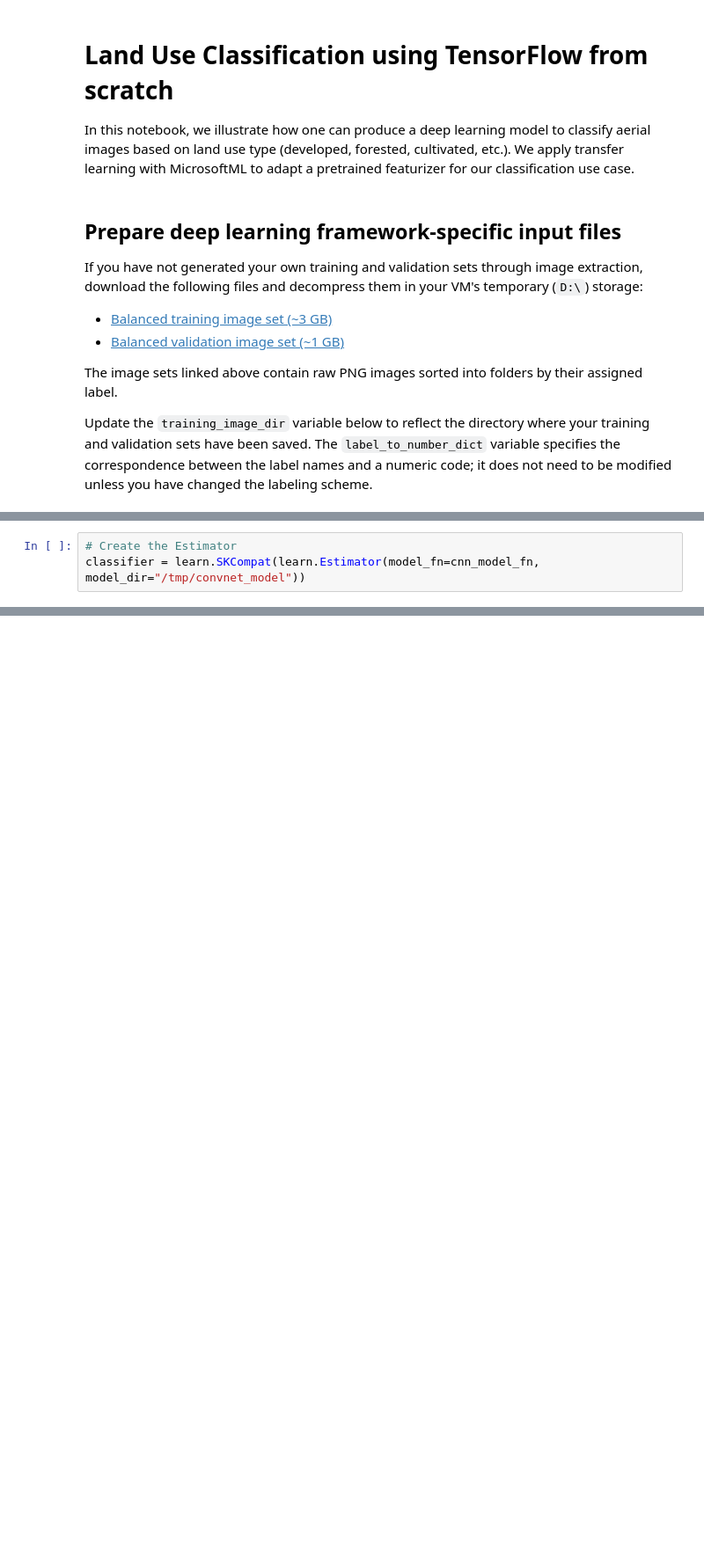
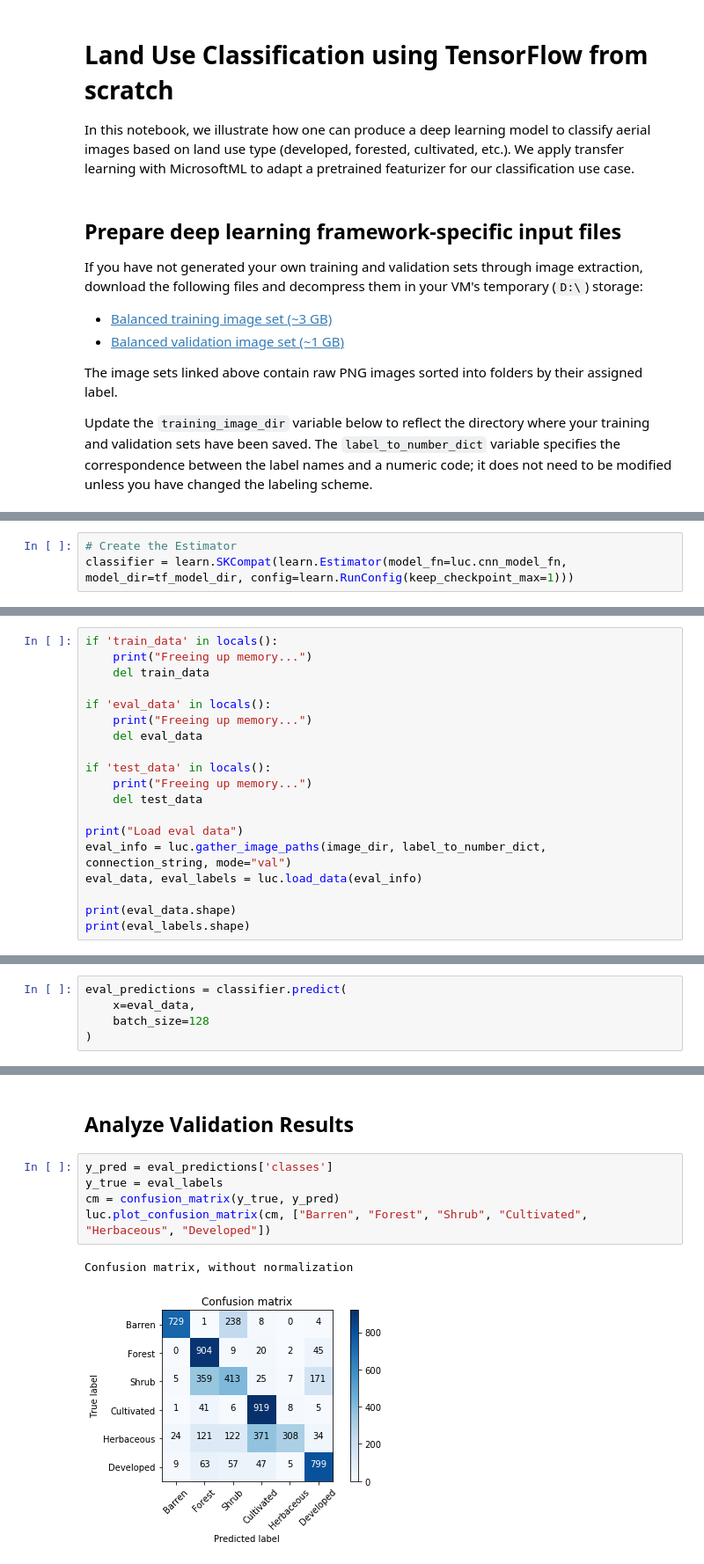
Before and after one commit to tyler-romero/LandUseClassification, a Jupyter notebook: tensorflow_from_scratch.ipynb, the cells around one changed output, grey strips where cells are left out. Shown: that part at 88% size. Drawn from its saved outputs; the diff is of its cells as text; blank space fills up the shorter version.

```diff
--- a/tensorflow_from_scratch.ipynb
+++ b/tensorflow_from_scratch.ipynb
@@ -170,4 +77,4 @@ Load eval data
 # %%
 # Create the Estimator
-classifier = learn.SKCompat(learn.Estimator(model_fn=cnn_model_fn, model_dir="/tmp/convnet_model"))
+classifier = learn.SKCompat(learn.Estimator(model_fn=luc.cnn_model_fn, model_dir=tf_model_dir, config=learn.RunConfig(keep_checkpoint_max=1)))
 # %% [output]
@@ -210,0 +121,19 @@ metrics = {
+# %%
+if 'train_data' in locals():
+    print("Freeing up memory...")
+    del train_data
+
+if 'eval_data' in locals():
+    print("Freeing up memory...")
+    del eval_data
+
+if 'test_data' in locals():
+    print("Freeing up memory...")
+    del test_data
+
+print("Load eval data")
+eval_info = luc.gather_image_paths(image_dir, label_to_number_dict, connection_string, mode="val")
+eval_data, eval_labels = luc.load_data(eval_info)
+
+print(eval_data.shape)
+print(eval_labels.shape)
@@ -210,0 +151,5 @@ metrics = {
+# %%
+eval_predictions = classifier.predict(
+    x=eval_data,
+    batch_size=128
+)
@@ -210,0 +173,10 @@ metrics = {
+# %% [markdown]
+## Analyze Validation Results
+# %%
+y_pred = eval_predictions['classes']
+y_true = eval_labels
+cm = confusion_matrix(y_true, y_pred)
+luc.plot_confusion_matrix(cm, ["Barren", "Forest", "Shrub", "Cultivated", "Herbaceous", "Developed"])
+# %% [output]
+Confusion matrix, without normalization
+[figure, added]
```
Also changed, not shown: parts of 23 cells of this notebook, 22 other files.
